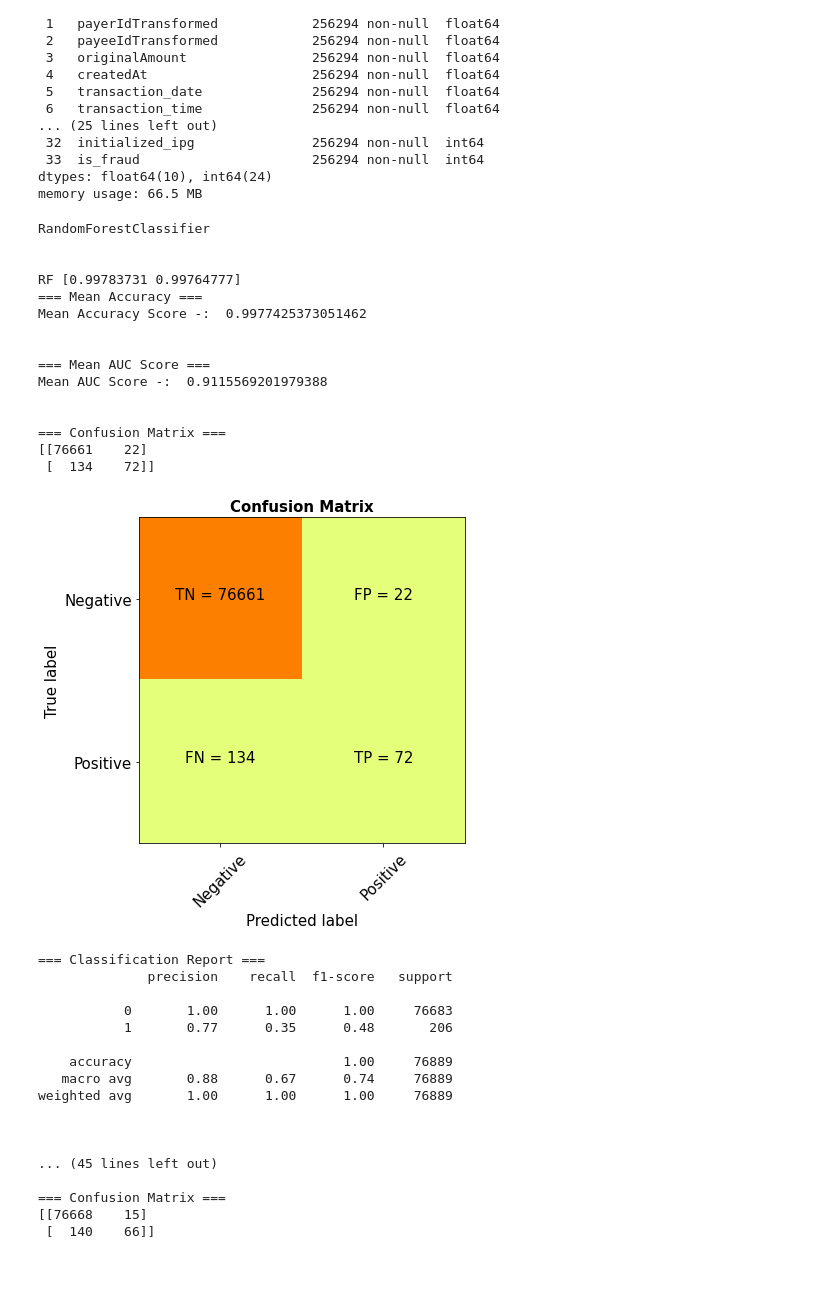
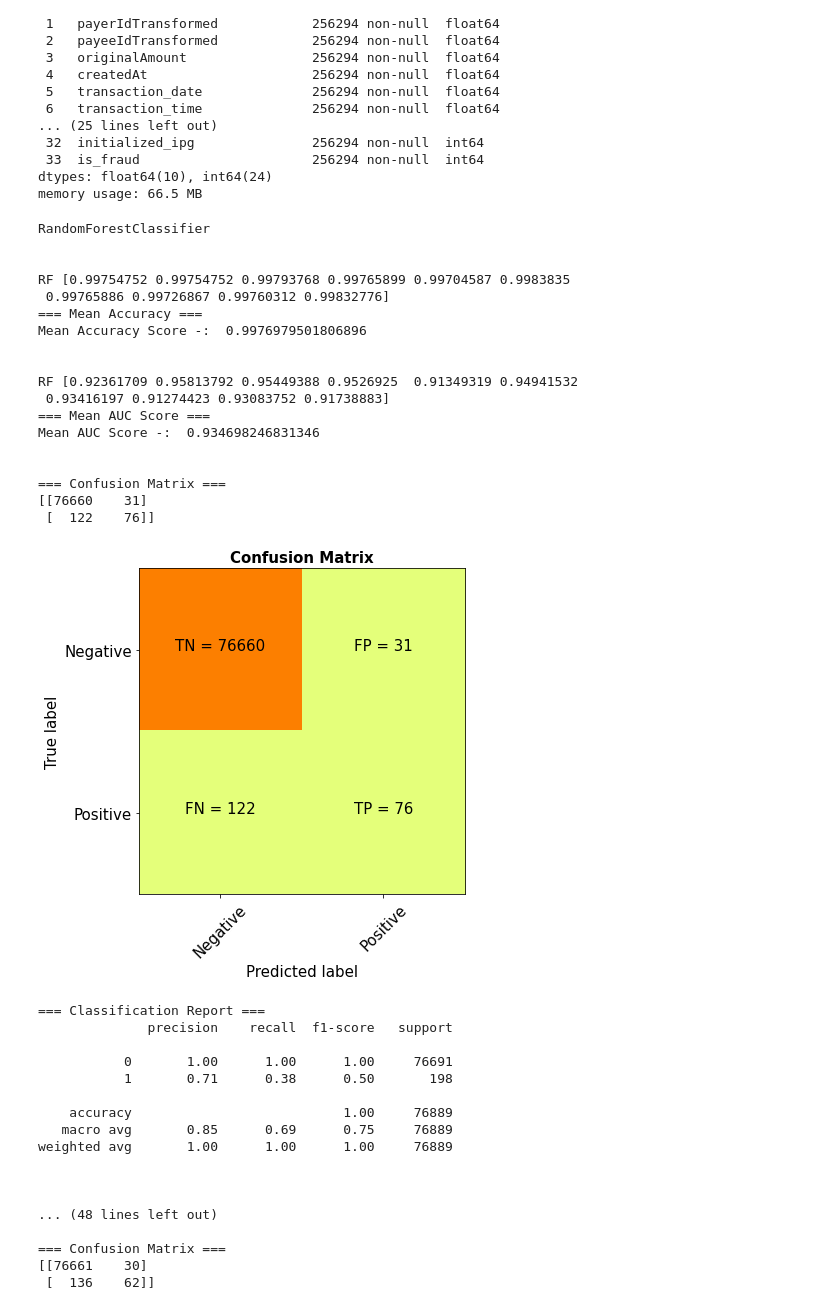
Before and after one commit to mdelgolla/electronic_payment_fraud_detection, a Jupyter notebook: classification_report_final.ipynb, the cells around one changed output. Drawn from its saved outputs; the diff is of its cells as text; code cells hidden in the pictures; blank space fills up the shorter version.

```diff
--- a/classification_report_final.ipynb
+++ b/classification_report_final.ipynb
@@ -49,7 +49,7 @@ models.append(("XGB",XGBClassifier(use_label_encoder=False,eval_metric='mlogloss
 # %%
 result_table = pd.DataFrame(columns=['classifiers', 'fpr','tpr','auc'])
 for name,model in models:
-    kfold = KFold(n_splits=2, random_state=22,shuffle=True)
+    kfold = KFold(n_splits=10, random_state=1,shuffle=True)
     cv_result = cross_val_score(model, X_train, y_train, cv = kfold, scoring = "accuracy")
     roc_auc_result = cross_val_score(model, X_train, y_train, cv = kfold, scoring = "roc_auc")
     print(model.__class__.__name__,)
@@ -58,6 +58,7 @@ for name,model in models:
     print("=== Mean Accuracy ===")
     print("Mean Accuracy Score -: ", cv_result.mean())
     print('\n')
+    print(name, roc_auc_result)
     print("=== Mean AUC Score ===")
     print("Mean AUC Score -: ", roc_auc_result.mean())
     print('\n')
@@ -89,56 +90,61 @@ for name,model in models:
 
     print("=== Classification Report ===")
     print(classification_report(actual,predict))
     print('\n')
 
     importances=model.feature_importances_
     fi = pd.DataFrame({'feature': list(X_train.columns),
                    'importance': model.feature_importances_}).sort_values('importance', ascending = False)
 
     # Display
     print(fi)
 
       # Probabilities for each class
-    probs = model.predict_proba(X_test)[:, 1]
+    probs = model.predict_proba(X_test)[::, 1]
      #auc = roc_auc_score(y_test, yproba)
-    fpr, tpr, thresholds = roc_curve(actual,  predict)
-    roc_auc = auc(fpr, tpr)
+    #fpr, tpr, thresholds = roc_curve(actual,  predict)
+    #roc_auc = auc(fpr, tpr)
+    fpr, tpr, thresholds = roc_curve(actual,  probs)
+    roc_auc = roc_auc_score(actual,  probs)
     result_table = result_table.append({'classifiers':"original - "+model.__class__.__name__,
                                         'fpr':fpr,
                                         'tpr':tpr,
                                         'auc':roc_auc}, ignore_index=True)
 #result_table.set_index('classifiers', inplace=True)
 # %% [output]
 RandomForestClassifier
 
 
-RF [0.99783731 0.99764777]
+RF [0.99754752 0.99754752 0.99793768 0.99765899 0.99704587 0.9983835
+ 0.99765886 0.99726867 0.99760312 0.99832776]
 === Mean Accuracy ===
-Mean Accuracy Score -:  0.9977425373051462
+Mean Accuracy Score -:  0.9976979501806896
 
 
+RF [0.92361709 0.95813792 0.95449388 0.9526925  0.91349319 0.94941532
+ 0.93416197 0.91274423 0.93083752 0.91738883]
 === Mean AUC Score ===
-Mean AUC Score -:  0.9115569201979388
+Mean AUC Score -:  0.934698246831346
 
 
 === Confusion Matrix ===
-[[76661    22]
- [  134    72]]
+[[76660    31]
+ [  122    76]]
-[figure, old version]
+[figure, new version]
 === Classification Report ===
               precision    recall  f1-score   support
 
-           0       1.00      1.00      1.00     76683
-           1       0.77      0.35      0.48       206
+           0       1.00      1.00      1.00     76691
+           1       0.71      0.38      0.50       198
 
     accuracy                           1.00     76889
-   macro avg       0.88      0.67      0.74     76889
+   macro avg       0.85      0.69      0.75     76889
 weighted avg       1.00      1.00      1.00     76889
 
 
 
-... (45 lines left out)
+... (48 lines left out)
 
 === Confusion Matrix ===
-[[76668    15]
- [  140    66]]
+[[76661    30]
+ [  136    62]]
```
Also changed, not shown: parts of 8 cells of this notebook, 7 other files.
